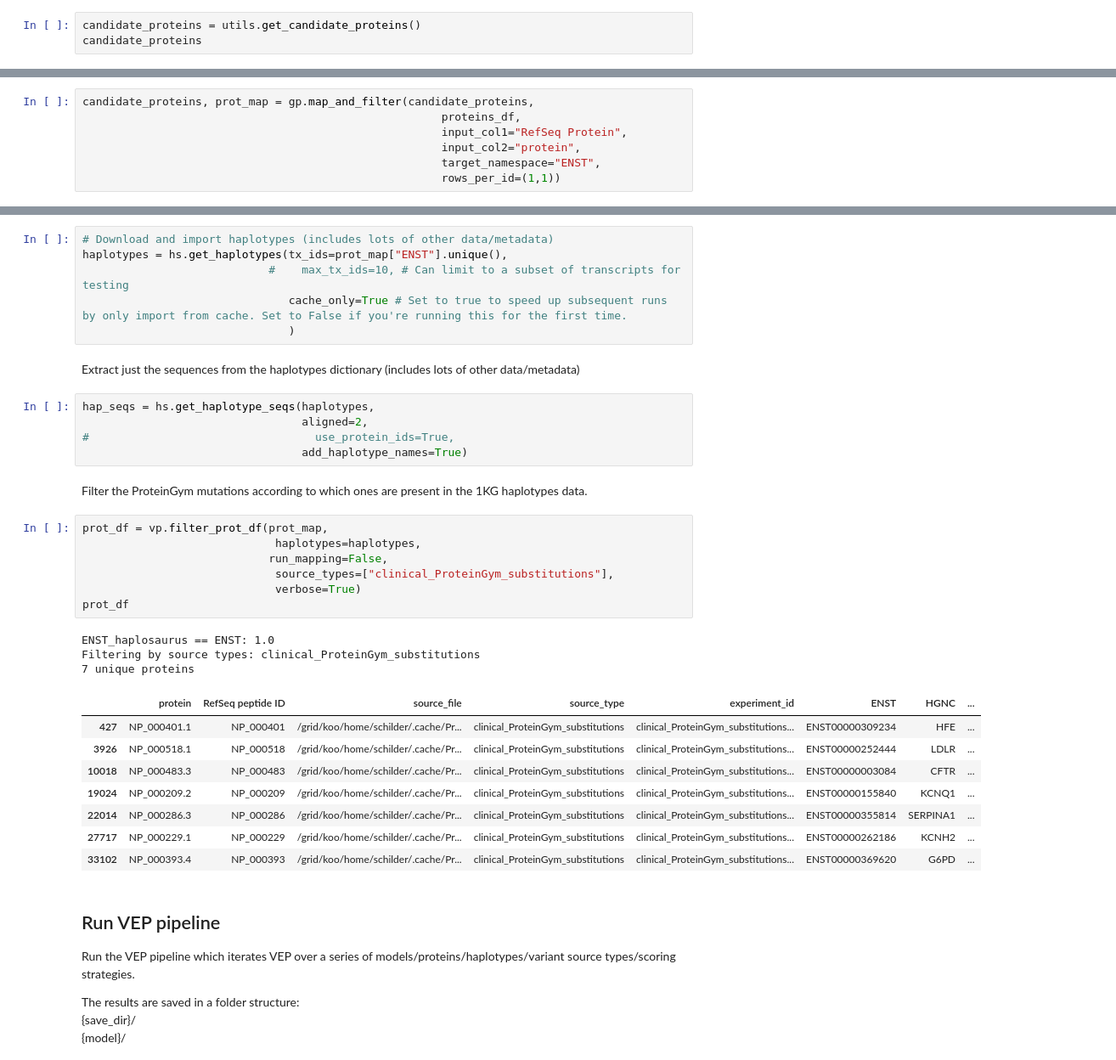
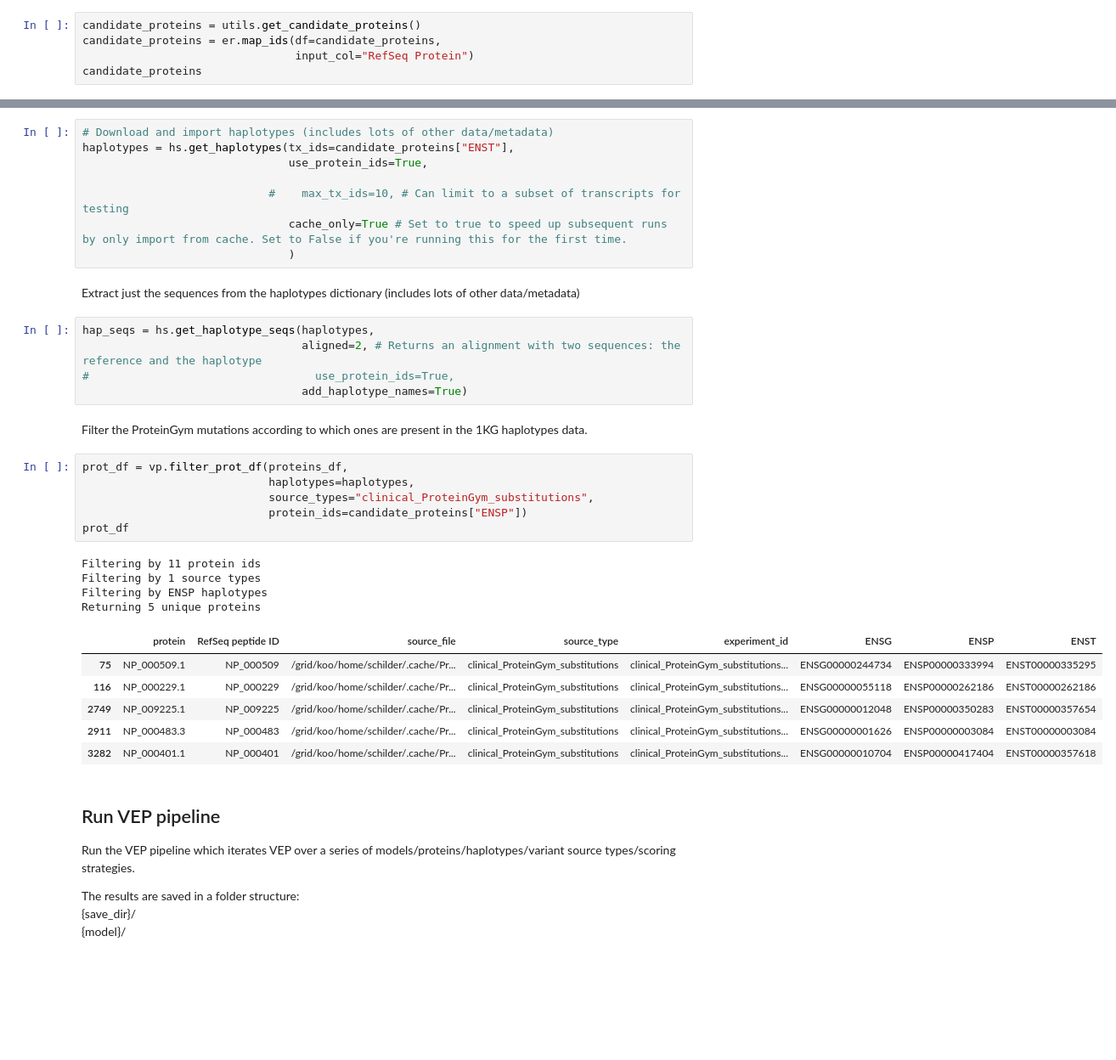
Before and after one commit to bschilder/VEP_protein, a Jupyter notebook: notebooks/VEP.ipynb, the cells around one changed output, grey strips where cells are left out. Shown at 85% size. Saved outputs shown, nothing was run; the diff lists cells and outputs as text; blank space fills up the shorter version.

Commit message:
Use ensembl_rest for mapping

```diff
--- a/notebooks/VEP.ipynb
+++ b/notebooks/VEP.ipynb
@@ -46,4 +47,6 @@ proteins_df
 # %%
 candidate_proteins = utils.get_candidate_proteins()
+candidate_proteins = er.map_ids(df=candidate_proteins,
+                                input_col="RefSeq Protein")
 candidate_proteins
 # %% [output]
@@ -62,9 +67,2 @@ candidate_proteins
 # %% [markdown]
 Filter the ProteinGym mutations according to which ones are present in the candidate proteins.
-# %%
-candidate_proteins, prot_map = gp.map_and_filter(candidate_proteins,
-                                                      proteins_df,
-                                                      input_col1="RefSeq Protein",
-                                                      input_col2="protein",
-                                                      target_namespace="ENST",
-                                                      rows_per_id=(1,1))
@@ -104,7 +72,9 @@ Import haplotype sequences from Haplosaurus.
 These are the wild-type sequences for each protein that occurs within the 1000 Genomes Project.
 # %%
 # Download and import haplotypes (includes lots of other data/metadata)
-haplotypes = hs.get_haplotypes(tx_ids=prot_map["ENST"].unique(),
+haplotypes = hs.get_haplotypes(tx_ids=candidate_proteins["ENST"],
+                               use_protein_ids=True,
+
                             #    max_tx_ids=10, # Can limit to a subset of transcripts for testing
                                cache_only=True # Set to true to speed up subsequent runs by only import from cache. Set to False if you're running this for the first time.
                                )
@@ -112,30 +82,28 @@ haplotypes = hs.get_haplotypes(tx_ids=prot_map["ENST"].unique(),
 Extract just the sequences from the haplotypes dictionary (includes lots of other data/metadata)
 # %%
 hap_seqs = hs.get_haplotype_seqs(haplotypes,
-                                 aligned=2,
+                                 aligned=2, # Returns an alignment with two sequences: the reference and the haplotype
 #                                  use_protein_ids=True,
                                  add_haplotype_names=True)
 # %% [markdown]
 Filter the ProteinGym mutations according to which ones are present in the 1KG haplotypes data.
 # %%
-prot_df = vp.filter_prot_df(prot_map,
-                             haplotypes=haplotypes,
-                            run_mapping=False,
-                             source_types=["clinical_ProteinGym_substitutions"],
-                             verbose=True)
+prot_df = vp.filter_prot_df(proteins_df,
+                            haplotypes=haplotypes,
+                            source_types="clinical_ProteinGym_substitutions",
+                            protein_ids=candidate_proteins["ENSP"])
 prot_df
 # %% [output]
-ENST_haplosaurus == ENST: 1.0
-Filtering by source types: clinical_ProteinGym_substitutions
-7 unique proteins
+Filtering by 11 protein ids
+Filtering by 1 source types
+Filtering by ENSP haplotypes
+Returning 5 unique proteins
-|  | protein | RefSeq peptide ID | source_file | source_type | experiment_id | ENST | HGNC | ... |
-| 427 | NP_000401.1 | NP_000401 | /grid/koo/home/schilder/.cache/Pr... | clinical_ProteinGym_substitutions | clinical_ProteinGym_substitutions... | ENST00000309234 | HFE | ... |
-| 3926 | NP_000518.1 | NP_000518 | /grid/koo/home/schilder/.cache/Pr... | clinical_ProteinGym_substitutions | clinical_ProteinGym_substitutions... | ENST00000252444 | LDLR | ... |
-| 10018 | NP_000483.3 | NP_000483 | /grid/koo/home/schilder/.cache/Pr... | clinical_ProteinGym_substitutions | clinical_ProteinGym_substitutions... | ENST00000003084 | CFTR | ... |
-| 19024 | NP_000209.2 | NP_000209 | /grid/koo/home/schilder/.cache/Pr... | clinical_ProteinGym_substitutions | clinical_ProteinGym_substitutions... | ENST00000155840 | KCNQ1 | ... |
-| 22014 | NP_000286.3 | NP_000286 | /grid/koo/home/schilder/.cache/Pr... | clinical_ProteinGym_substitutions | clinical_ProteinGym_substitutions... | ENST00000355814 | SERPINA1 | ... |
-| 27717 | NP_000229.1 | NP_000229 | /grid/koo/home/schilder/.cache/Pr... | clinical_ProteinGym_substitutions | clinical_ProteinGym_substitutions... | ENST00000262186 | KCNH2 | ... |
-| 33102 | NP_000393.4 | NP_000393 | /grid/koo/home/schilder/.cache/Pr... | clinical_ProteinGym_substitutions | clinical_ProteinGym_substitutions... | ENST00000369620 | G6PD | ... |
+|  | protein | RefSeq peptide ID | source_file | source_type | experiment_id | ENSG | ENSP | ENST |
+| 75 | NP_000509.1 | NP_000509 | /grid/koo/home/schilder/.cache/Pr... | clinical_ProteinGym_substitutions | clinical_ProteinGym_substitutions... | ENSG00000244734 | ENSP00000333994 | ENST00000335295 |
+| 116 | NP_000229.1 | NP_000229 | /grid/koo/home/schilder/.cache/Pr... | clinical_ProteinGym_substitutions | clinical_ProteinGym_substitutions... | ENSG00000055118 | ENSP00000262186 | ENST00000262186 |
+| 2749 | NP_009225.1 | NP_009225 | /grid/koo/home/schilder/.cache/Pr... | clinical_ProteinGym_substitutions | clinical_ProteinGym_substitutions... | ENSG00000012048 | ENSP00000350283 | ENST00000357654 |
+| 2911 | NP_000483.3 | NP_000483 | /grid/koo/home/schilder/.cache/Pr... | clinical_ProteinGym_substitutions | clinical_ProteinGym_substitutions... | ENSG00000001626 | ENSP00000003084 | ENST00000003084 |
+| 3282 | NP_000401.1 | NP_000401 | /grid/koo/home/schilder/.cache/Pr... | clinical_ProteinGym_substitutions | clinical_ProteinGym_substitutions... | ENSG00000010704 | ENSP00000417404 | ENST00000357618 |
 # %% [markdown]
 ## Run VEP pipeline
 
```
Also changed, not shown: parts of 12 cells of this notebook, 13 other files.
